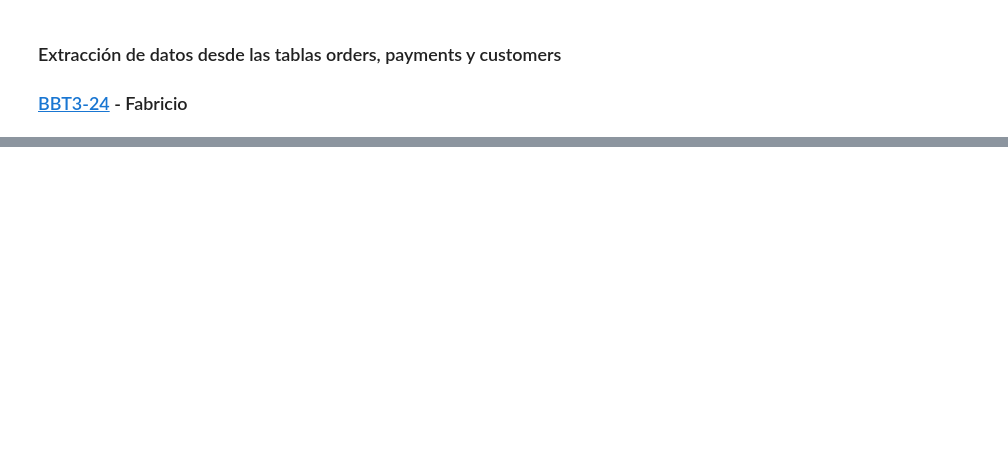
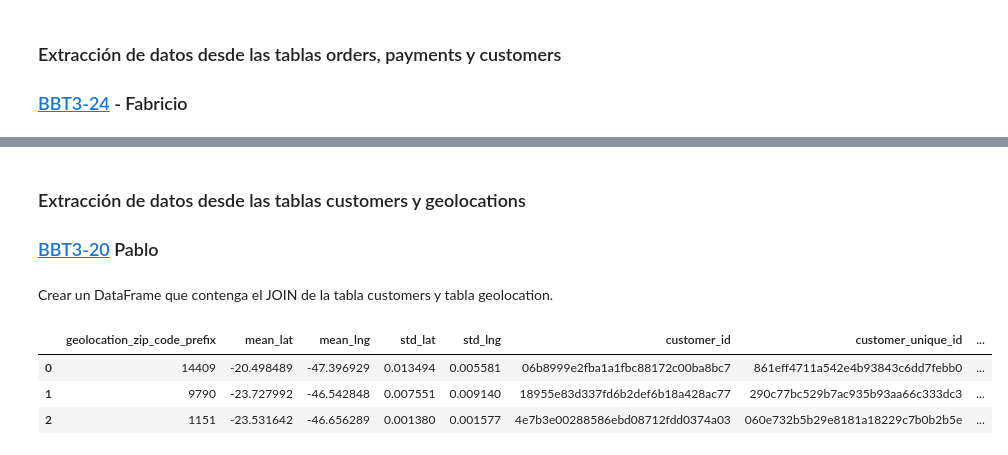
Before and after one commit to alkemyTech/BBVA-BDS-W1-T3, a Jupyter notebook: Caso_de_Negocio.ipynb, the cells around one changed output, grey strips where cells are left out. Drawn from its saved outputs; the diff is of its cells as text; code cells hidden in the pictures; blank space fills up the shorter version.

Commit message:
Update Caso_de_Negocio.ipynb
Tareas de Extraccion BBT3-20, BBT3-21, BBT3-22. BBT3-23

```diff
--- a/Caso_de_Negocio.ipynb
+++ b/Caso_de_Negocio.ipynb
@@ -207,0 +274,33 @@ orders_payments_and_customers_df.head()
+# %% [markdown]
+### Extracción de datos desde las tablas customers y geolocations
+
+### [BBT3-20](https://alkemy-labs.atlassian.net/browse/BBT3-20) Pablo
+# %% [markdown]
+Crear un DataFrame que contenga el JOIN de la tabla customers y tabla geolocation.
+# %%
+# Hacemos el promedio de coordenadas por cada zip_code y calculamos tambien la desviacion standard de esas
+# coordenadas para evitar conflictos en futuras tareas
+# Desviacion standard calculada como: std = (avg(col*col) - avg(col)*avg(col))^(1/2)
+# siendo std^2 la varianza
+
+query_geolocation_customers = '''
+SELECT *
+FROM (
+  SELECT geolocation_zip_code_prefix, AVG(geolocation_lat) AS mean_lat, AVG(geolocation_lng) as mean_lng,
+          SQRT(avg(geolocation_lat * geolocation_lat) - avg(geolocation_lat)*avg(geolocation_lat)) AS std_lat,
+          SQRT(avg(geolocation_lng * geolocation_lng) - avg(geolocation_lng)*avg(geolocation_lng)) AS std_lng
+  FROM geolocation
+  GROUP BY geolocation_zip_code_prefix
+  ) AS geoavg
+INNER JOIN customers AS c
+  ON c.customer_zip_code_prefix = geoavg.geolocation_zip_code_prefix
+;
+'''
+
+geolocation_customer_df = pd.read_sql_query(query_geolocation_customers, conn)
+geolocation_customer_df.head(3)
+# %% [output]
+|  | geolocation_zip_code_prefix | mean_lat | mean_lng | std_lat | std_lng | customer_id | customer_unique_id | ... |
+| 0 | 14409 | -20.498489 | -47.396929 | 0.013494 | 0.005581 | 06b8999e2fba1a1fbc88172c00ba8bc7 | 861eff4711a542e4b93843c6dd7febb0 | ... |
+| 1 | 9790 | -23.727992 | -46.542848 | 0.007551 | 0.009140 | 18955e83d337fd6b2def6b18a428ac77 | 290c77bc529b7ac935b93aa66c333dc3 | ... |
+| 2 | 1151 | -23.531642 | -46.656289 | 0.001380 | 0.001577 | 4e7b3e00288586ebd08712fdd0374a03 | 060e732b5b29e8181a18229c7b0b2b5e | ... |
```
Also changed, not shown: parts of 13 cells of this notebook.
